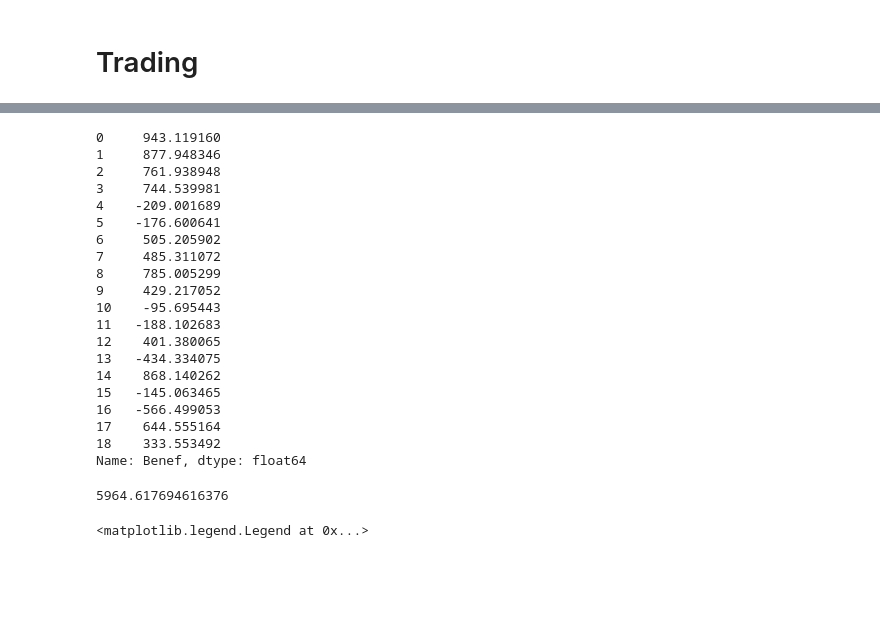
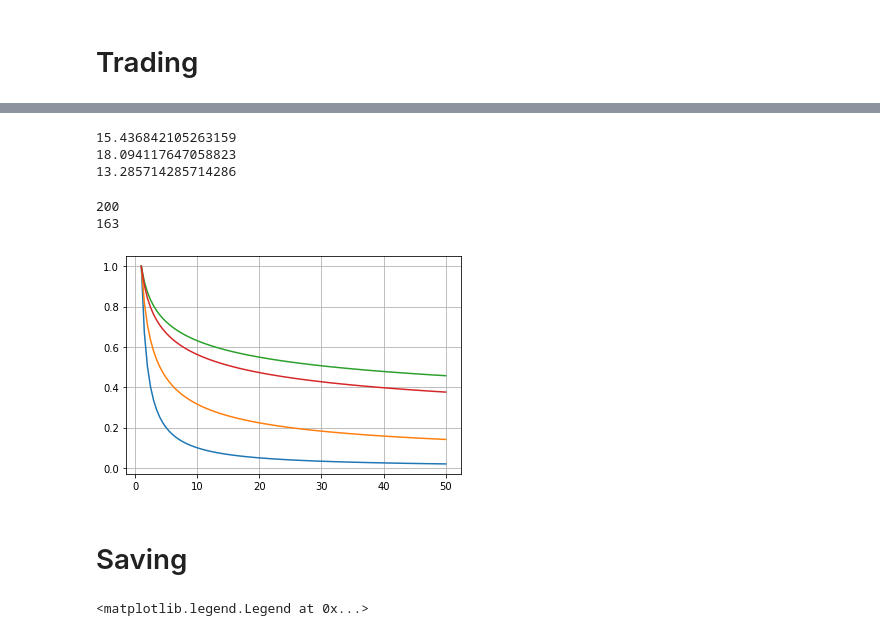
Before and after one commit to tttienthinh/GA-trading, a Jupyter notebook: Williams Fractal/1-williams test.ipynb, the cells around one changed output, grey strips where cells are left out. Cells and saved outputs as stored; diff of their text form; code cells hidden in the pictures; blank space fills up the shorter version.

```diff
--- a/Williams Fractal/1-williams test.ipynb
+++ b/Williams Fractal/1-williams test.ipynb
@@ -288,27 +271,23 @@ for a in [1.5, 1.7, 2, 2.2, 2.5, 2.7, 3, 3.2, 3.5, 3.7, 4]:
-# %%
-trades.Benef
-# %% [output]
-0     943.119160
-1     877.948346
-2     761.938948
-3     744.539981
-4    -209.001689
-5    -176.600641
-6     505.205902
-7     485.311072
-8     785.005299
-9     429.217052
-10    -95.695443
-11   -188.102683
-12    401.380065
-13   -434.334075
-14    868.140262
-15   -145.063465
-16   -566.499053
-17    644.555164
-18    333.553492
-Name: Benef, dtype: float64
-# %%
-(trades.Benef).sum()
-# %% [output]
-5964.617694616376
+# %%
+print(trades.Duration.mean())
+print(trades.Duration[trades.Benef > 0].mean())
+print(trades.Duration[trades.Benef < 0].mean())
+# %% [output]
+15.436842105263159
+18.094117647058823
+13.285714285714286
+# %%
+print((trades.Benef < 0).sum())
+print((trades.Benef > 0).sum())
+# %% [output]
+200
+163
+# %%
+# plt.plot(np.linspace(-5, 5, 100), np.tanh(np.linspace(-5, 5, 100)))
+plt.plot(np.linspace(1, 50, 100), np.linspace(1, 50, 100)**(-1))
+plt.plot(np.linspace(1, 50, 100), np.linspace(1, 50, 100)**(-0.5))
+plt.plot(np.linspace(1, 50, 100), np.linspace(1, 50, 100)**(-0.2))
+plt.plot(np.linspace(1, 50, 100), (np.linspace(1, 50, 100)**0.5)**(-0.5))
+plt.grid()
+# %% [output]
+[figure, added]
@@ -314,0 +310,2 @@ Name: Benef, dtype: float64
+# %% [markdown]
+# Saving
```
Also changed, not shown: parts of 17 cells of this notebook, 4 other files.
